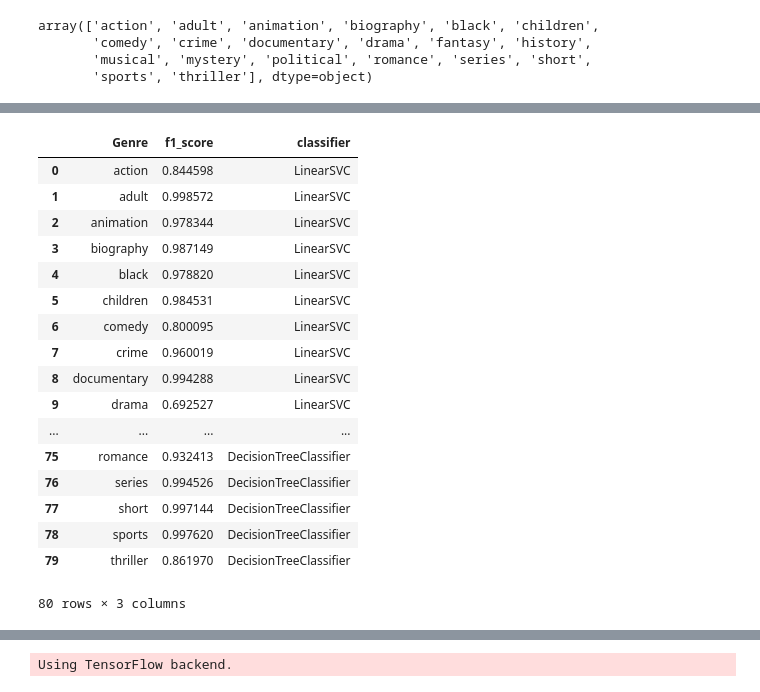
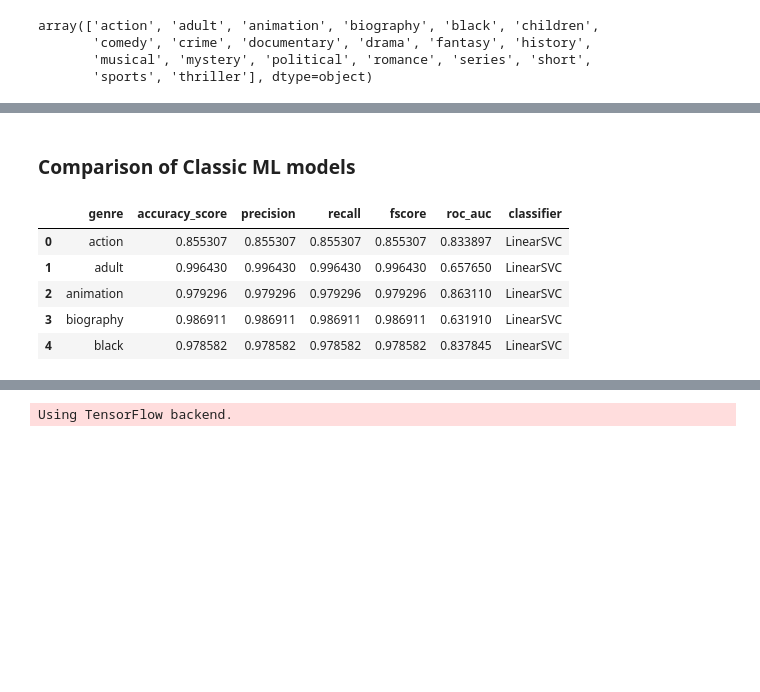
Before and after one commit to sreeragsreenath/info6105_project, a Jupyter notebook: notebooks/Movie Classification EDA.ipynb, the cells around one changed output, grey strips where cells are left out. Saved outputs shown, nothing was run; the diff lists cells and outputs as text; code cells hidden in the pictures; blank space fills up the shorter version.

```diff
--- a/notebooks/Movie Classification EDA.ipynb
+++ b/notebooks/Movie Classification EDA.ipynb
@@ -914,0 +1274,9 @@ result_dtc_df
+# %%
+parameters = {
+    'criterion': ["gini", "entropy"],
+    'min_samples_split': range(19, 21),
+    'min_samples_leaf':  range(19, 21),
+    'n_jobs': [-1]
+}
+# %%
+clf_rfc, best_params, y_pred_rfc = grid_search_func(clf_rfc, parameters, xtrain_tfidf, ytrain)
@@ -914,0 +1294,6 @@ result_dtc_df
+# %%
+clf_rfc.fit(xtrain_tfidf, ytrain)
+pickle.dump(clf_lsvc, open('model/RandomForestClassifier_classifier.pkl', 'wb'))
+# %%
+result_rfc_df = metrics_df("RandomForestClassifier", clf_rfc , yval, y_pred_rfc, xval_tfidf)
+result_rfc_df
@@ -915,23 +1325,13 @@ result_dtc_df
+# %% [markdown]
+### Comparison of Classic ML models
 # %%
-comp = pd.concat([result_lsvc_df, result_mnb_df,result_lr_df, result_dtc_df], ignore_index=True)
-comp
+comp = pd.concat([result_lsvc_df, result_mnb_df,result_lr_df, result_rfc_df], ignore_index=True)
+comp.head()
 # %% [output]
-|  | Genre | f1_score | classifier |
-| 0 | action | 0.844598 | LinearSVC |
-| 1 | adult | 0.998572 | LinearSVC |
-| 2 | animation | 0.978344 | LinearSVC |
-| 3 | biography | 0.987149 | LinearSVC |
-| 4 | black | 0.978820 | LinearSVC |
-| 5 | children | 0.984531 | LinearSVC |
-| 6 | comedy | 0.800095 | LinearSVC |
-| 7 | crime | 0.960019 | LinearSVC |
-| 8 | documentary | 0.994288 | LinearSVC |
-| 9 | drama | 0.692527 | LinearSVC |
-| ... | ... | ... | ... |
-| 75 | romance | 0.932413 | DecisionTreeClassifier |
-| 76 | series | 0.994526 | DecisionTreeClassifier |
-| 77 | short | 0.997144 | DecisionTreeClassifier |
-| 78 | sports | 0.997620 | DecisionTreeClassifier |
-| 79 | thriller | 0.861970 | DecisionTreeClassifier |
+|  | genre | accuracy_score | precision | recall | fscore | roc_auc | classifier |
+| 0 | action | 0.855307 | 0.855307 | 0.855307 | 0.855307 | 0.833897 | LinearSVC |
+| 1 | adult | 0.996430 | 0.996430 | 0.996430 | 0.996430 | 0.657650 | LinearSVC |
+| 2 | animation | 0.979296 | 0.979296 | 0.979296 | 0.979296 | 0.863110 | LinearSVC |
+| 3 | biography | 0.986911 | 0.986911 | 0.986911 | 0.986911 | 0.631910 | LinearSVC |
+| 4 | black | 0.978582 | 0.978582 | 0.978582 | 0.978582 | 0.837845 | LinearSVC |
-80 rows × 3 columns
 # %%
```
Also changed, not shown: parts of 201 cells of this notebook, 5 other files.
